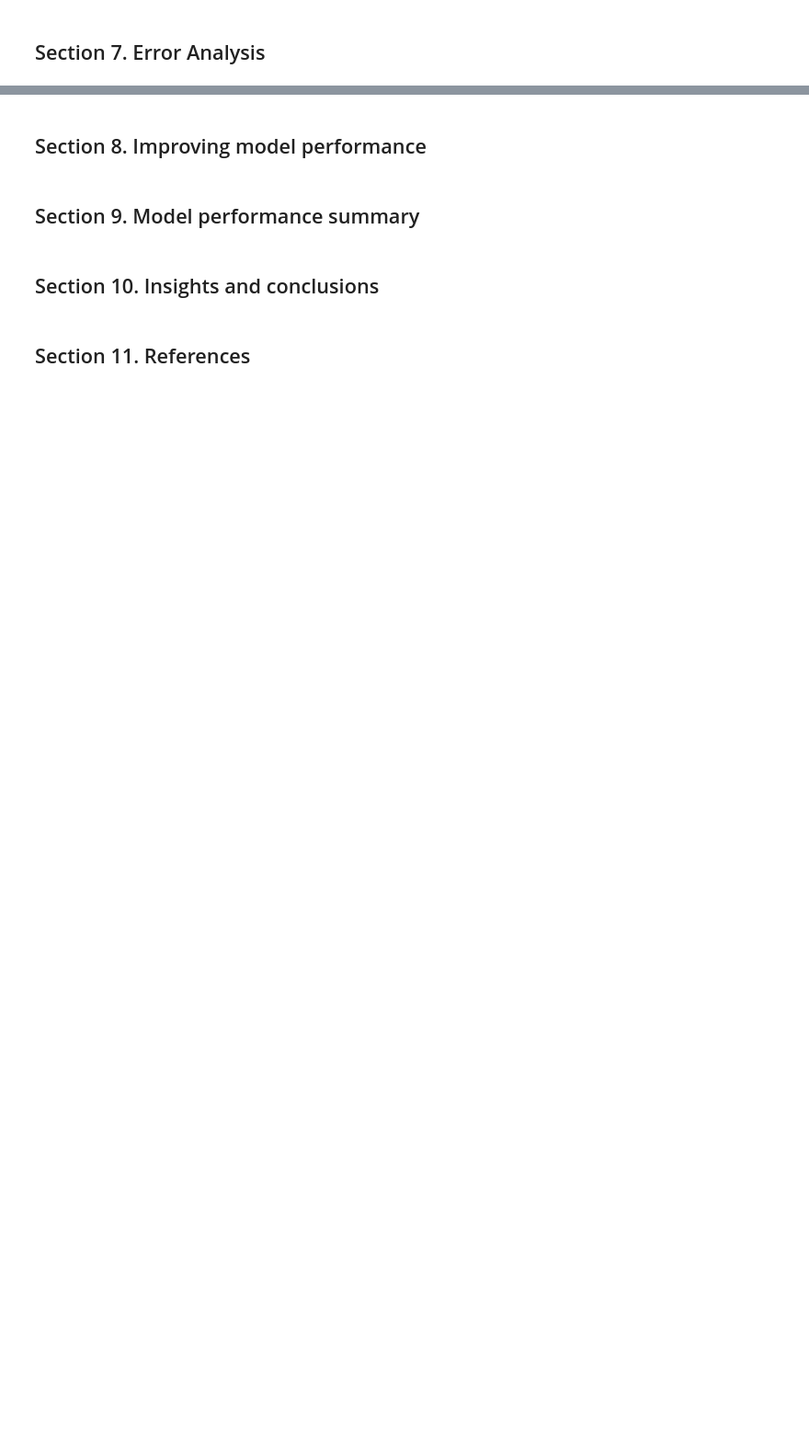
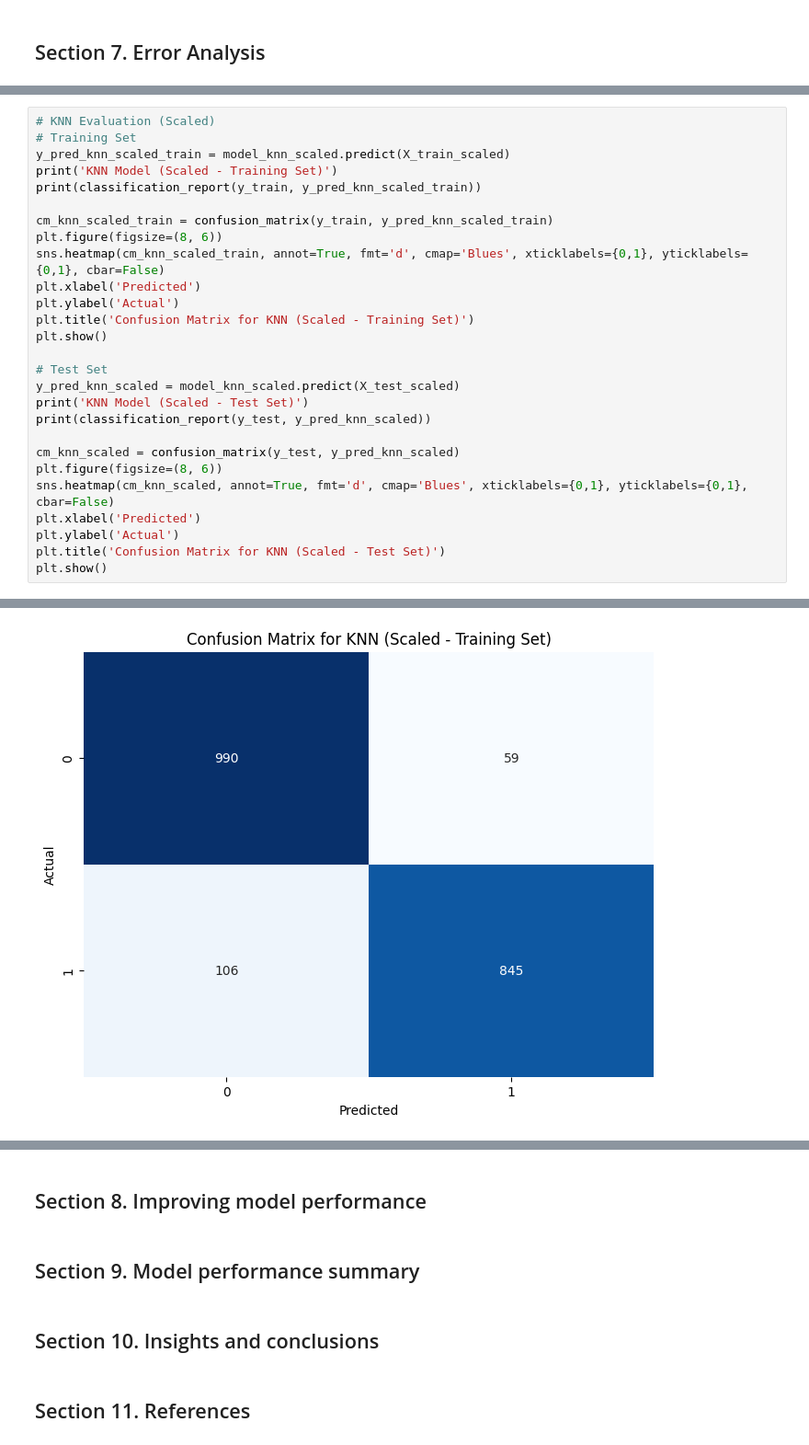
Before and after one commit to xLelouch03/STINTSY-MCO, a Jupyter notebook: main.ipynb, the cells around one changed output, grey strips where cells are left out. Shown at 92% size. Cells and saved outputs as stored; diff of their text form; blank space fills up the shorter version.

```diff
--- a/main.ipynb
+++ b/main.ipynb
@@ -615,0 +521,28 @@ plt.show()
+# %%
+# KNN Evaluation (Scaled)
+# Training Set
+y_pred_knn_scaled_train = model_knn_scaled.predict(X_train_scaled)
+print('KNN Model (Scaled - Training Set)')
+print(classification_report(y_train, y_pred_knn_scaled_train))
+
+cm_knn_scaled_train = confusion_matrix(y_train, y_pred_knn_scaled_train)
+plt.figure(figsize=(8, 6))
+sns.heatmap(cm_knn_scaled_train, annot=True, fmt='d', cmap='Blues', xticklabels={0,1}, yticklabels={0,1}, cbar=False)
+plt.xlabel('Predicted')
+plt.ylabel('Actual')
+plt.title('Confusion Matrix for KNN (Scaled - Training Set)')
+plt.show()
+
+# Test Set
+y_pred_knn_scaled = model_knn_scaled.predict(X_test_scaled)
+print('KNN Model (Scaled - Test Set)')
+print(classification_report(y_test, y_pred_knn_scaled))
+
+cm_knn_scaled = confusion_matrix(y_test, y_pred_knn_scaled)
+plt.figure(figsize=(8, 6))
+sns.heatmap(cm_knn_scaled, annot=True, fmt='d', cmap='Blues', xticklabels={0,1}, yticklabels={0,1}, cbar=False)
+plt.xlabel('Predicted')
+plt.ylabel('Actual')
+plt.title('Confusion Matrix for KNN (Scaled - Test Set)')
+plt.show()
+# %% [output]
@@ -615,0 +558 @@ plt.show()
+[figure, added]
```
Also changed, not shown: parts of 25 cells of this notebook.
